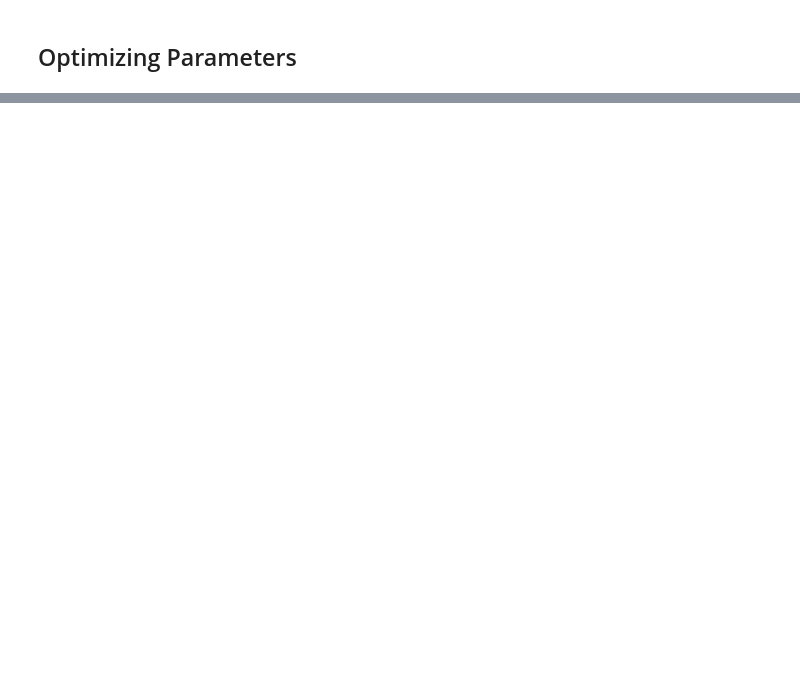
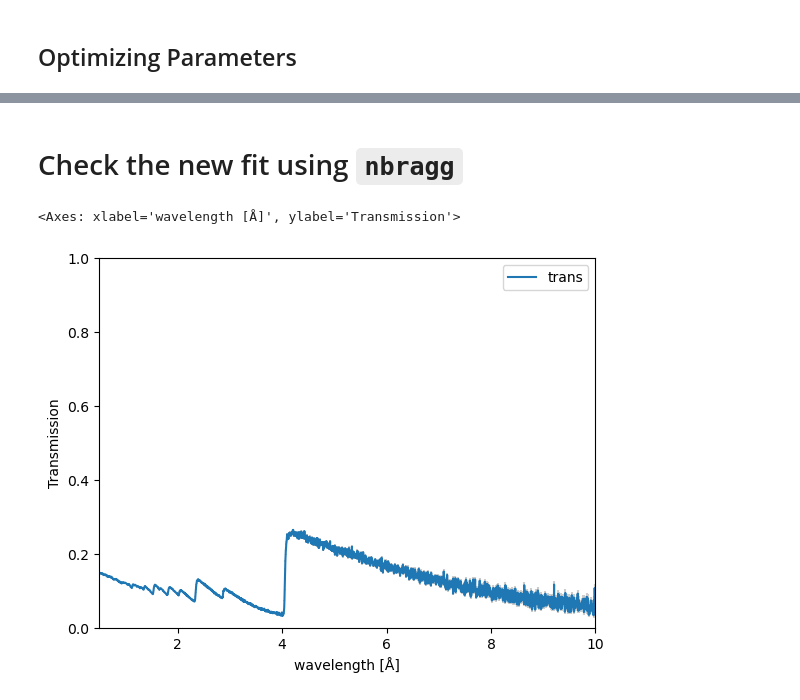
Before and after one commit to TsvikiHirsh/frame_overlap, a Jupyter notebook: notebooks/frame_overlap_tutorial.ipynb, the cells around one changed output, grey strips where cells are left out. Cells and saved outputs as stored; diff of their text form; code cells hidden in the pictures; blank space fills up the shorter version.

```diff
--- a/notebooks/frame_overlap_tutorial.ipynb
+++ b/notebooks/frame_overlap_tutorial.ipynb
@@ -102,0 +103,2 @@ result.plot();
+# %% [markdown]
+# Check the new fit using `nbragg`
@@ -102,0 +107,7 @@ result.plot();
+# %%
+data = nbragg.Data.from_counts("iron_powder.csv","openbeam.csv",L=9,tstep=10e-6)
+# %%
+data.plot()
+# %% [output]
+<Axes: xlabel='wavelength [Å]', ylabel='Transmission'>
+[figure, added]
```
Also changed, not shown: parts of 7 cells of this notebook, 4 other files.
